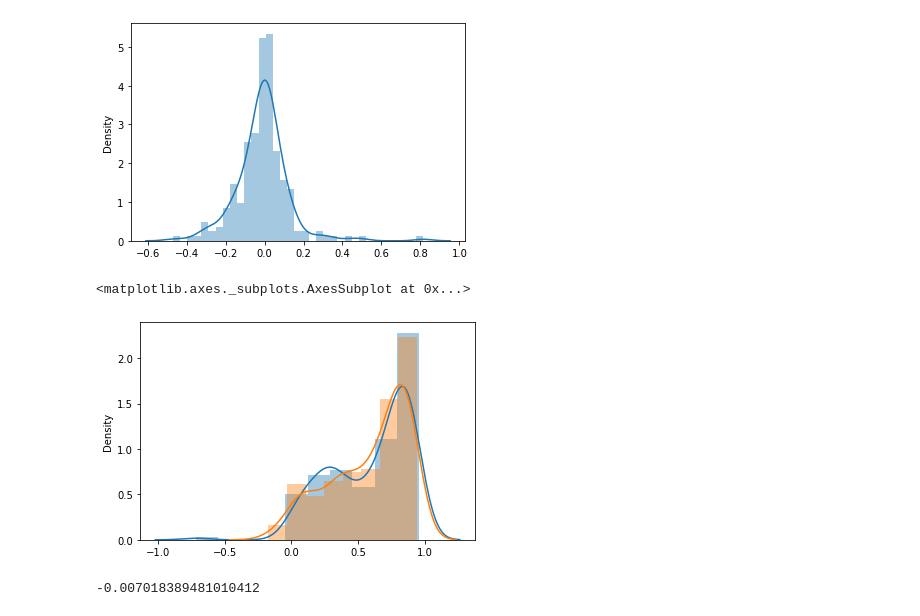
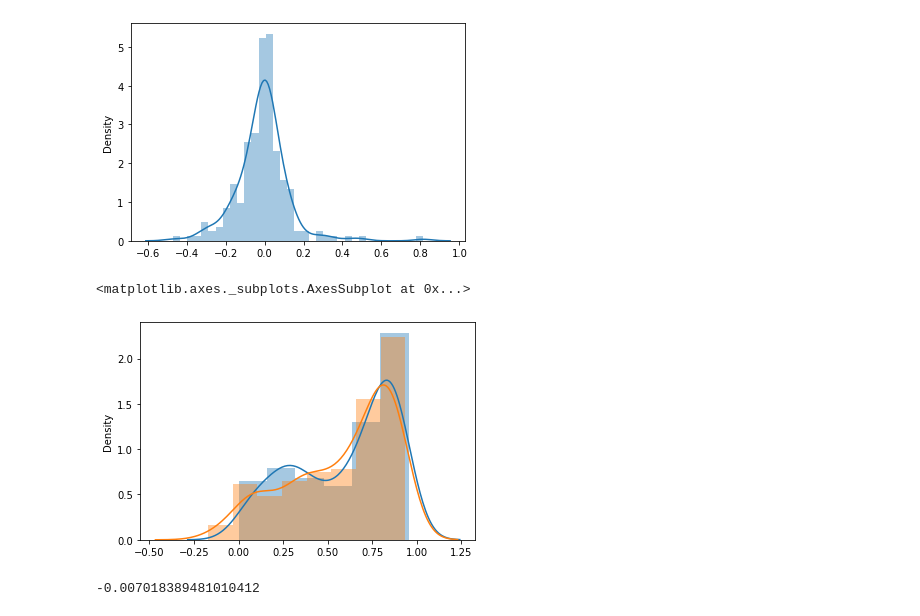
Before and after one commit to andersonsam/cnn_lstm_interpret, a Jupyter notebook: hindcast.ipynb, the cells around one changed output. Saved outputs shown, nothing was run; the diff lists cells and outputs as text; code cells hidden in the pictures.

Commit message:
Visualize modern/hindcast all/low/high RMSE, R2

```diff
--- a/hindcast.ipynb
+++ b/hindcast.ipynb
@@ -1094,11 +1078,11 @@ sns.distplot(xx)
 <matplotlib.axes._subplots.AxesSubplot at 0x...>
 [figure]
 # %%
-sns.distplot(NSE_modern)
+sns.distplot(NSE_modern[NSE_modern>np.sort(NSE_modern)[2]])
 sns.distplot(NSE_hind[NSE_hind>np.sort(NSE_hind)[2]])
 # %% [output]
 <matplotlib.axes._subplots.AxesSubplot at 0x...>
-[figure, old version]
+[figure, new version]
 # %%
 np.median(xx)
 # %% [output]
```
Also changed, not shown: parts of 19 cells of this notebook.
